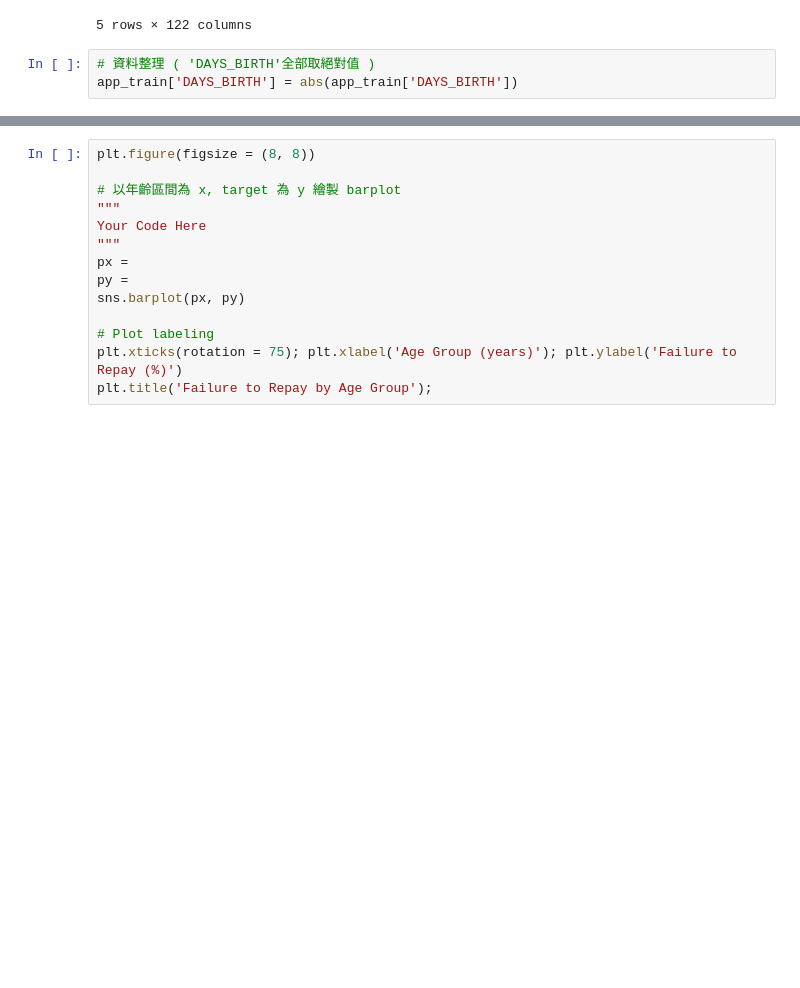
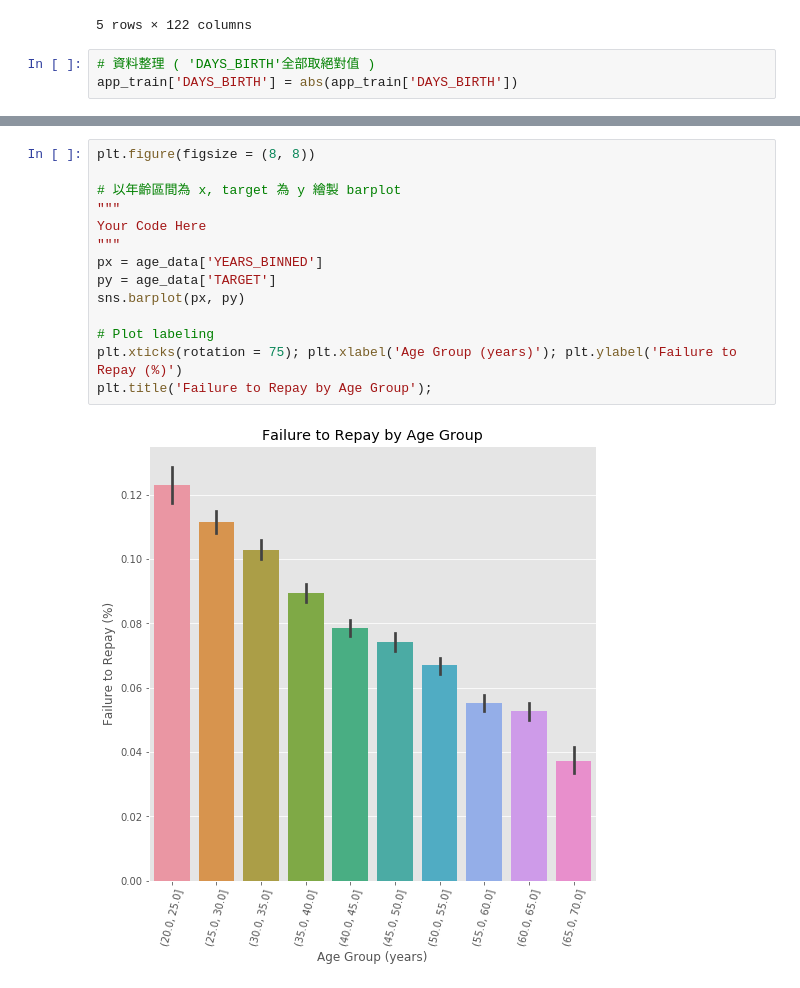
Before and after one commit to Randx-Huang/4th-ML100Days, a Jupyter notebook: homework/Day_016_HW.ipynb, the cells around one changed output, grey strips where cells are left out. Cells and saved outputs as stored; diff of their text form; blank space fills up the shorter version.

```diff
--- a/homework/Day_016_HW.ipynb
+++ b/homework/Day_016_HW.ipynb
@@ -111,14 +114,16 @@ age_groups
 # %%
 plt.figure(figsize = (8, 8))
 
 # 以年齡區間為 x, target 為 y 繪製 barplot
 """
 Your Code Here
 """
-px =
-py =
+px = age_data['YEARS_BINNED']
+py = age_data['TARGET']
 sns.barplot(px, py)
 
 # Plot labeling
 plt.xticks(rotation = 75); plt.xlabel('Age Group (years)'); plt.ylabel('Failure to Repay (%)')
 plt.title('Failure to Repay by Age Group');
+# %% [output]
+[figure, added]
```
Also changed, not shown: parts of 4 cells of this notebook.
